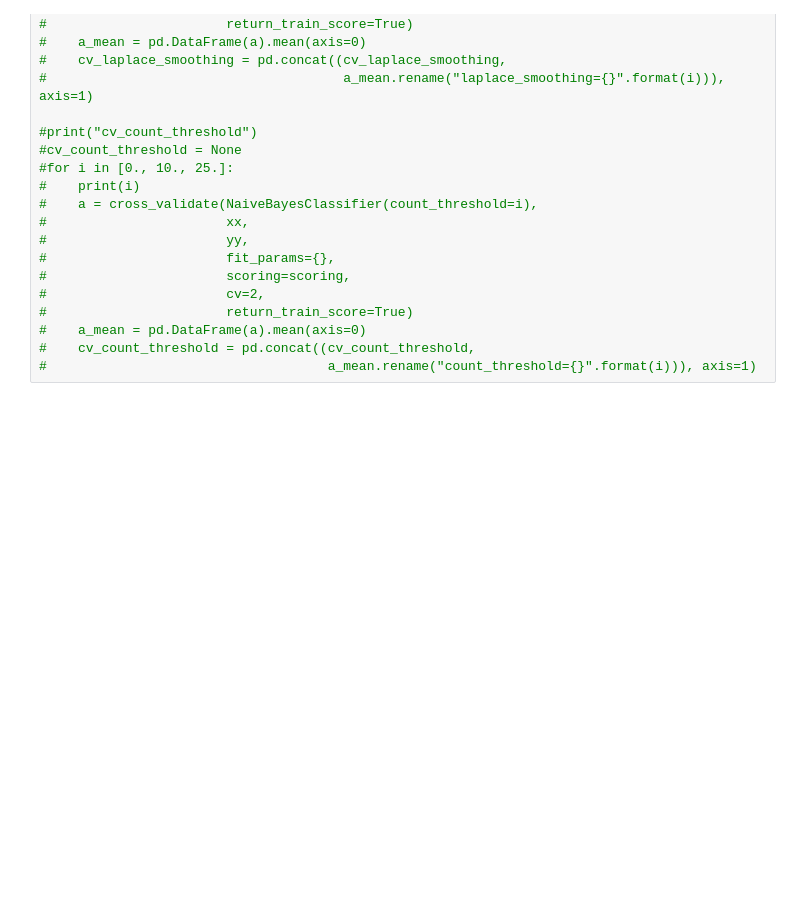
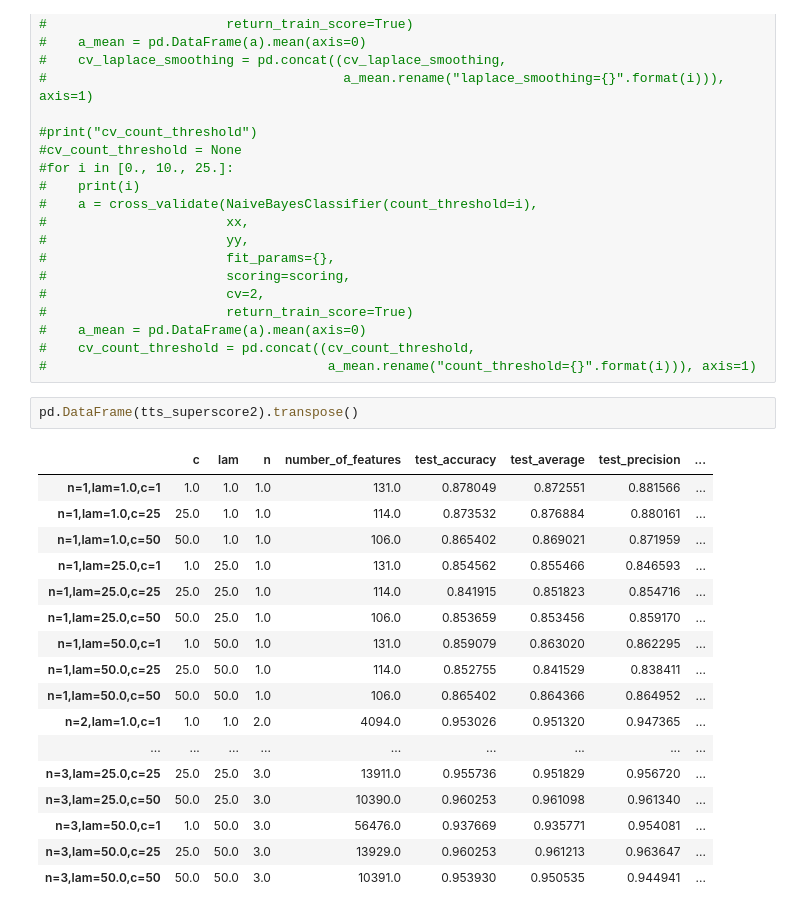
Before and after one commit to wornbb/COMP551P2, a Jupyter notebook: NaiveBayesClassifier.ipynb, the cells around one changed output. Cells and saved outputs as stored; diff of their text form; blank space fills up the shorter version.

```diff
--- a/NaiveBayesClassifier.ipynb
+++ b/NaiveBayesClassifier.ipynb
@@ -381,3 +347,23 @@ abc
 #    a_mean = pd.DataFrame(a).mean(axis=0)
 #    cv_count_threshold = pd.concat((cv_count_threshold,
 #                                    a_mean.rename("count_threshold={}".format(i))), axis=1)
+# %%
+pd.DataFrame(tts_superscore2).transpose()
+# %% [output]
+|  | c | lam | n | number_of_features | test_accuracy | test_average | test_precision | ... |
+| n=1,lam=1.0,c=1 | 1.0 | 1.0 | 1.0 | 131.0 | 0.878049 | 0.872551 | 0.881566 | ... |
+| n=1,lam=1.0,c=25 | 25.0 | 1.0 | 1.0 | 114.0 | 0.873532 | 0.876884 | 0.880161 | ... |
+| n=1,lam=1.0,c=50 | 50.0 | 1.0 | 1.0 | 106.0 | 0.865402 | 0.869021 | 0.871959 | ... |
+| n=1,lam=25.0,c=1 | 1.0 | 25.0 | 1.0 | 131.0 | 0.854562 | 0.855466 | 0.846593 | ... |
+| n=1,lam=25.0,c=25 | 25.0 | 25.0 | 1.0 | 114.0 | 0.841915 | 0.851823 | 0.854716 | ... |
+| n=1,lam=25.0,c=50 | 50.0 | 25.0 | 1.0 | 106.0 | 0.853659 | 0.853456 | 0.859170 | ... |
+| n=1,lam=50.0,c=1 | 1.0 | 50.0 | 1.0 | 131.0 | 0.859079 | 0.863020 | 0.862295 | ... |
+| n=1,lam=50.0,c=25 | 25.0 | 50.0 | 1.0 | 114.0 | 0.852755 | 0.841529 | 0.838411 | ... |
+| n=1,lam=50.0,c=50 | 50.0 | 50.0 | 1.0 | 106.0 | 0.865402 | 0.864366 | 0.864952 | ... |
+| n=2,lam=1.0,c=1 | 1.0 | 1.0 | 2.0 | 4094.0 | 0.953026 | 0.951320 | 0.947365 | ... |
+| ... | ... | ... | ... | ... | ... | ... | ... | ... |
+| n=3,lam=25.0,c=25 | 25.0 | 25.0 | 3.0 | 13911.0 | 0.955736 | 0.951829 | 0.956720 | ... |
+| n=3,lam=25.0,c=50 | 50.0 | 25.0 | 3.0 | 10390.0 | 0.960253 | 0.961098 | 0.961340 | ... |
+| n=3,lam=50.0,c=1 | 1.0 | 50.0 | 3.0 | 56476.0 | 0.937669 | 0.935771 | 0.954081 | ... |
+| n=3,lam=50.0,c=25 | 25.0 | 50.0 | 3.0 | 13929.0 | 0.960253 | 0.961213 | 0.963647 | ... |
+| n=3,lam=50.0,c=50 | 50.0 | 50.0 | 3.0 | 10391.0 | 0.953930 | 0.950535 | 0.944941 | ... |
```
Also changed, not shown: parts of 4 cells of this notebook, 3 other files.
